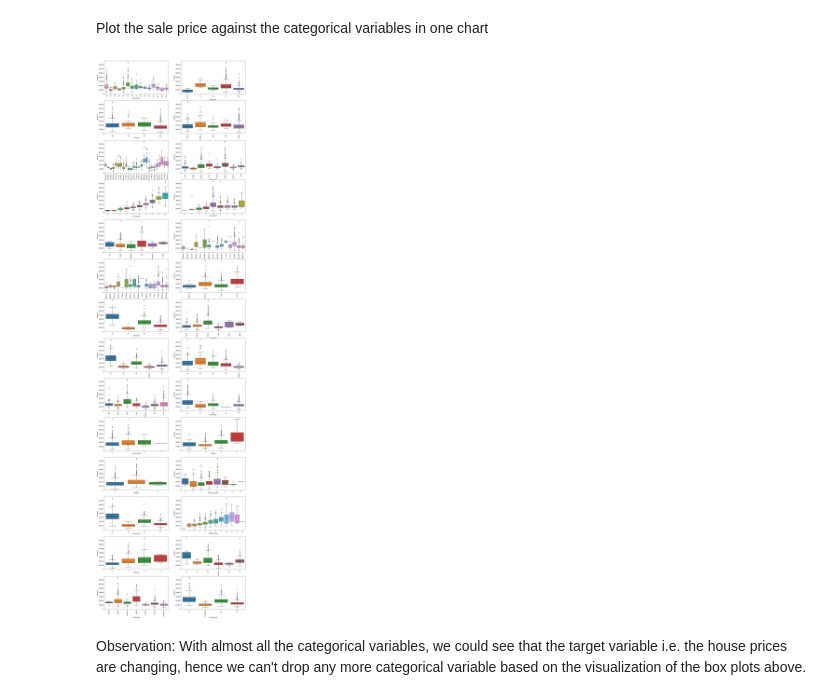
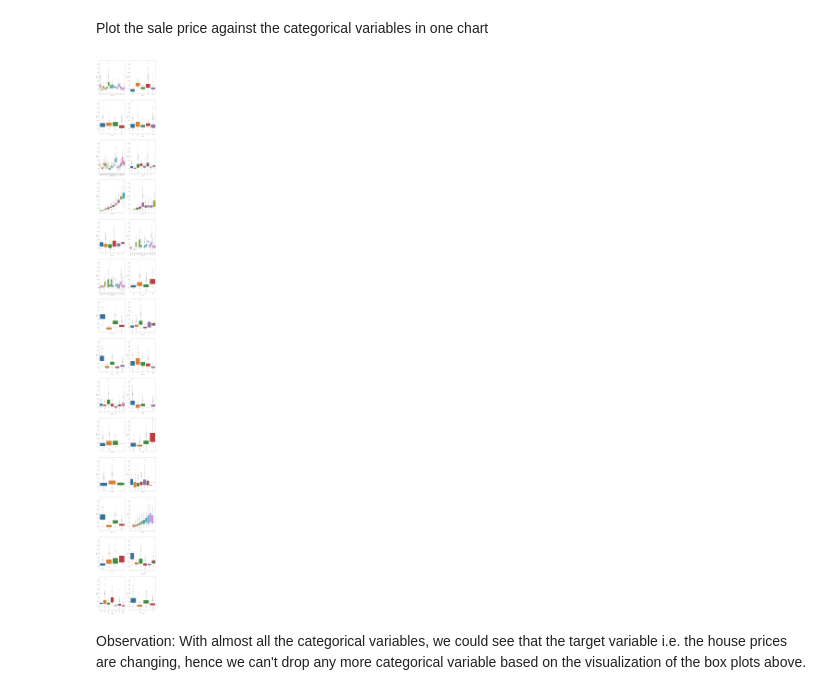
Before and after one commit to gautamjoshi1984/Advanced_Regression_Assignment, a Jupyter notebook: Advanced_Regression.ipynb, the cells around one changed output. Cells and saved outputs as stored; diff of their text form; code cells hidden in the pictures.

```diff
--- a/Advanced_Regression.ipynb
+++ b/Advanced_Regression.ipynb
@@ -383,16 +383,16 @@ Observations: Need to write????????????????????????
 # %% [markdown]
 Plot the sale price against the categorical variables in one chart
 # %%
-plt.figure(figsize=(20,80))
+plt.figure(figsize=(20,200))
 
 for i in range(1,len(categorical_features)):
     plt.subplot(len(categorical_features)//2,2,i)
     sns.boxplot(data = df, x = df[categorical_features[i-1]], y = df['SalePrice'])
     plt.xticks(rotation=90)
 #fig.tight_layout()
 plt.show()
 # %% [output]
-[figure, old version]
+[figure, new version]
 # %% [markdown]
 Observation: With almost all the categorical variables, we could see that the target variable i.e. the house prices are changing, hence we can't drop any more categorical variable based on the visualization of the box plots above.
 # %% [markdown]
```
Also changed, not shown: parts of 57 cells of this notebook.
